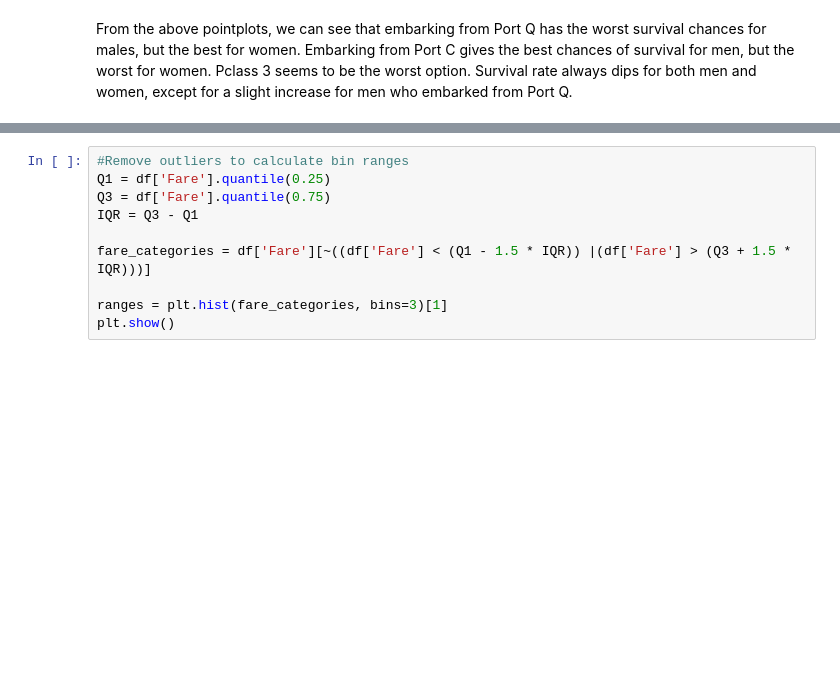
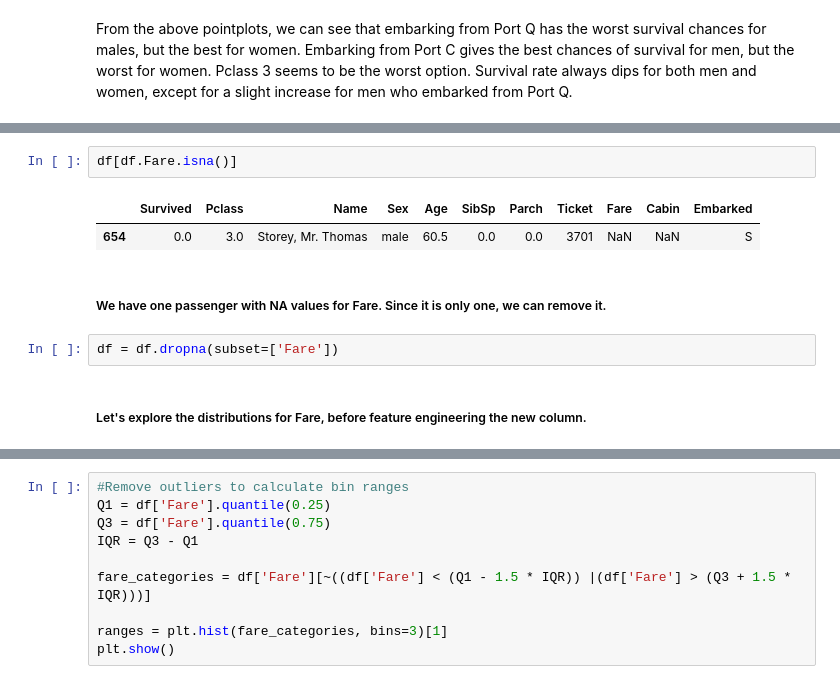
Before and after one commit to GabrielFreeze/gapt, a Jupyter notebook: Feature Engineering.ipynb, the cells around one changed output, grey strips where cells are left out. Saved outputs shown, nothing was run; the diff lists cells and outputs as text; blank space fills up the shorter version.

```diff
--- a/Feature Engineering.ipynb
+++ b/Feature Engineering.ipynb
@@ -185 +236,12 @@ Pclass 3 seems to be the worst option. Survival rate always dips for both men an
+# %%
+df[df.Fare.isna()]
+# %% [output]
+|  | Survived | Pclass | Name | Sex | Age | SibSp | Parch | Ticket | Fare | Cabin | Embarked |
+| 654 | 0.0 | 3.0 | Storey, Mr. Thomas | male | 60.5 | 0.0 | 0.0 | 3701 | NaN | NaN | S |
+# %% [markdown]
+##### We have one passenger with NA values for Fare. Since it is only one, we can remove it.
+# %%
+df = df.dropna(subset=['Fare'])
+# %% [markdown]
+##### Let's explore the distributions for Fare, before feature engineering the new column.
 # %%
```
Also changed, not shown: parts of 32 cells of this notebook, 5 other files.
